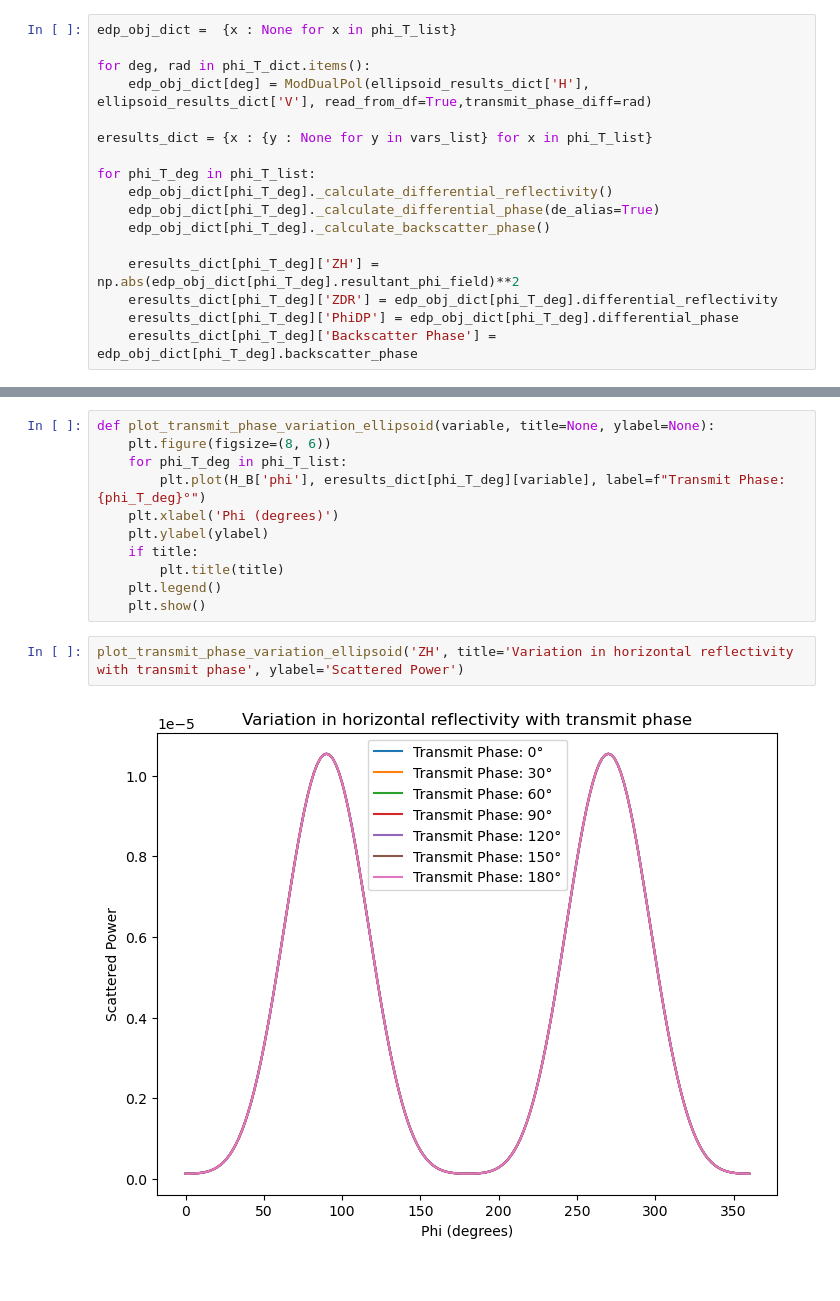
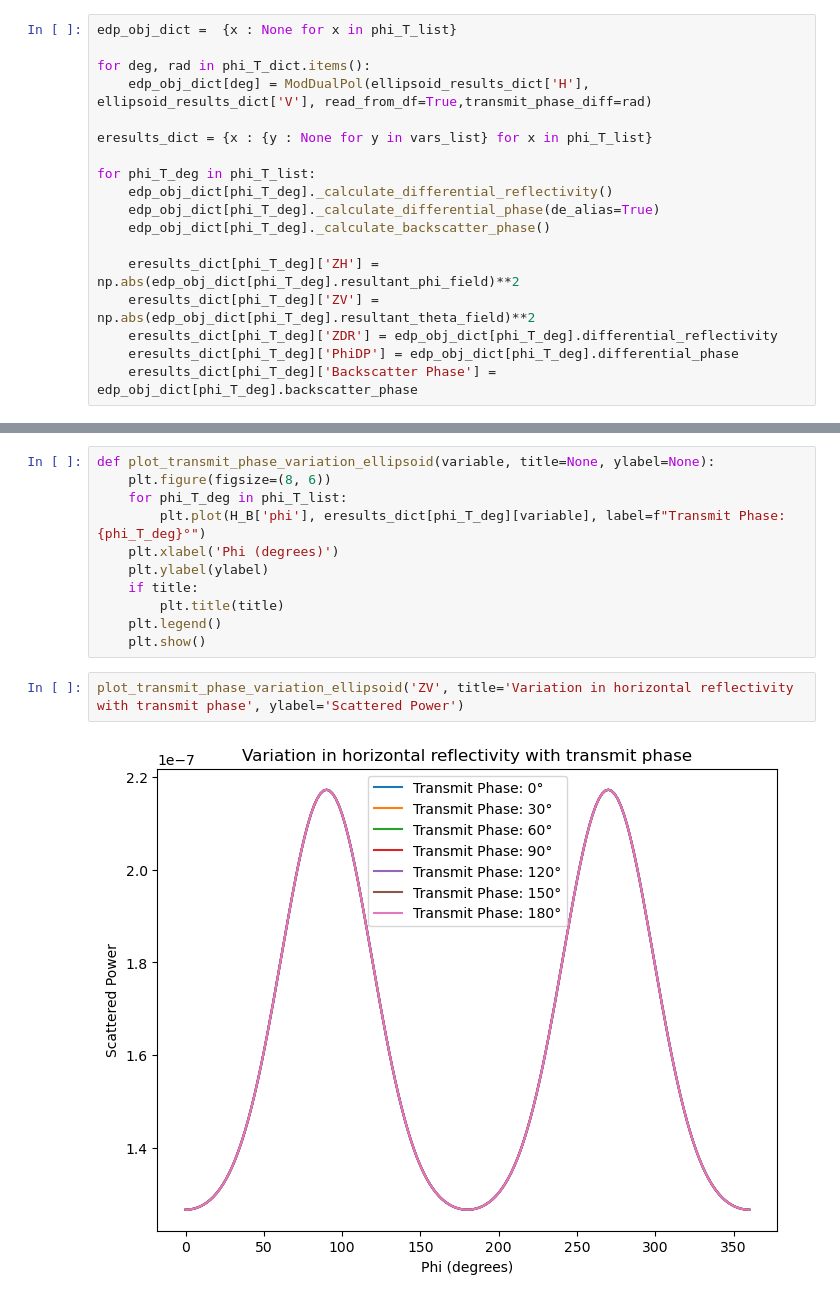
Before and after one commit to TommyMatthews/WIPL-python-analysis, a Jupyter notebook: End_of_Bernard_phase_one/transmit_phase.ipynb, the cells around one changed output, grey strips where cells are left out. Saved outputs shown, nothing was run; the diff lists cells and outputs as text.

```diff
--- a/End_of_Bernard_phase_one/transmit_phase.ipynb
+++ b/End_of_Bernard_phase_one/transmit_phase.ipynb
@@ -248,6 +251,7 @@ for phi_T_deg in phi_T_list:
     edp_obj_dict[phi_T_deg]._calculate_backscatter_phase()
 
     eresults_dict[phi_T_deg]['ZH'] = np.abs(edp_obj_dict[phi_T_deg].resultant_phi_field)**2
+    eresults_dict[phi_T_deg]['ZV'] = np.abs(edp_obj_dict[phi_T_deg].resultant_theta_field)**2
     eresults_dict[phi_T_deg]['ZDR'] = edp_obj_dict[phi_T_deg].differential_reflectivity
     eresults_dict[phi_T_deg]['PhiDP'] = edp_obj_dict[phi_T_deg].differential_phase
     eresults_dict[phi_T_deg]['Backscatter Phase'] = edp_obj_dict[phi_T_deg].backscatter_phase
@@ -263,6 +273,6 @@ def plot_transmit_phase_variation_ellipsoid(variable, title=None, ylabel=None):
     plt.legend()
     plt.show()
 # %%
-plot_transmit_phase_variation_ellipsoid('ZH', title='Variation in horizontal reflectivity with transmit phase', ylabel='Scattered Power')
+plot_transmit_phase_variation_ellipsoid('ZV', title='Variation in horizontal reflectivity with transmit phase', ylabel='Scattered Power')
 # %% [output]
-[figure, old version]
+[figure, new version]
```
Also changed, not shown: parts of 8 cells of this notebook, 20 other files.
